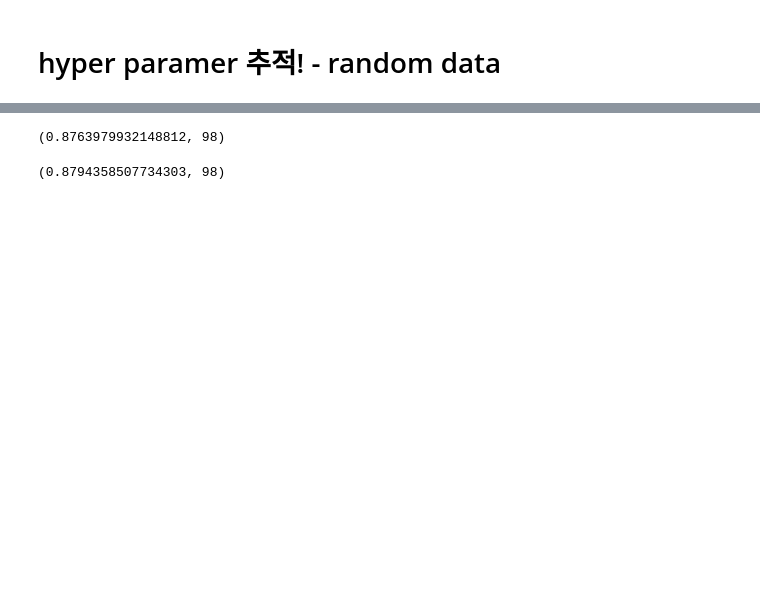
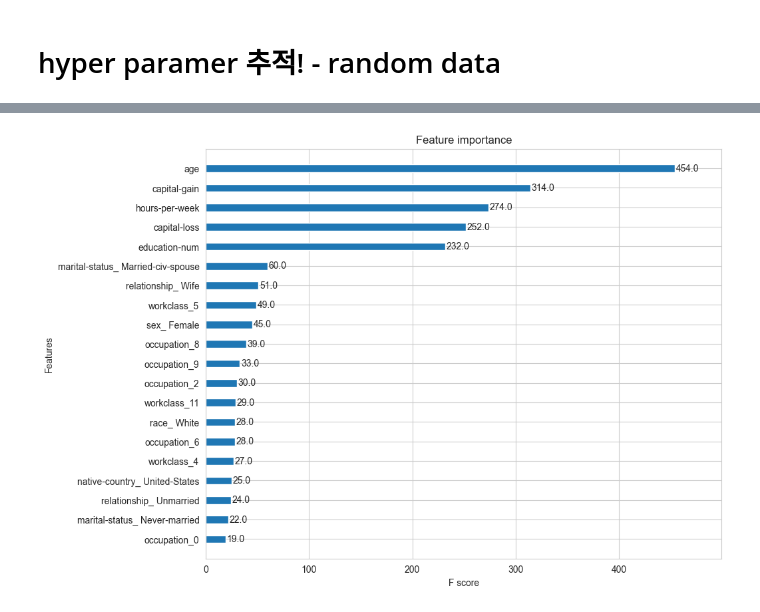
Before and after one commit to HirosiUko/kaggle_2209, a Jupyter notebook: classification220926/kaggle_train.ipynb, the cells around one changed output, grey strips where cells are left out. Drawn from its saved outputs; the diff is of its cells as text; code cells hidden in the pictures; blank space fills up the shorter version.

```diff
--- a/classification220926/kaggle_train.ipynb
+++ b/classification220926/kaggle_train.ipynb
@@ -647,10 +647,11 @@ X_train, X_test, y_train, y_test = train_test_split(X, Y, test_size= 0.25,random
 xgb_clf = xgb.XGBClassifier(
     # enable_categorical=True,
     gamma=0.25,
-    max_depth=4,
-    learning_rate=0.15,
+    max_depth=5,
+    learning_rate=0.1,
     n_estimators=100,
     tree_method='auto',
+    eval_metric='auc',
     n_jobs=-1,
     min_child_weight=1.1)
                         # learning_rate=0.6,
@@ -658,7 +659,7 @@ xgb_clf = xgb.XGBClassifier(
                         # n_jobs=-1,
                         # random_state=42)
 # xgb_clf.fit(X_train, y_train,verbose=True)
-xgb_clf.fit(X_train, y_train, early_stopping_rounds=100, eval_metric='auc', eval_set=[(X_train, y_train), (X_test, y_test)])
-xgb_roc_score = roc_auc_score(y_test, xgb_clf.predict_proba(X_test)[:,1], average='macro')
+xgb_clf.fit(X_train, y_train, eval_set=[(X_train, y_train), (X_test, y_test)])
+xgb_roc_score = roc_auc_score(y_test, xgb_clf.predict_proba(X_test)[:,1], average='micro')
 print(xgb_roc_score)
 # %% [output]
@@ -753,14 +732,9 @@ for idx in tqdm(range(0,100)):
-# %%
-best = 0
-index = 0
-for ele in score:
-    if best < ele[1]:
-        best = ele[1]
-        index = ele[0]
-best,index
-# %% [output]
-(0.8763979932148812, 98)
-# %%
-best,index
-# %% [output]
-(0.8794358507734303, 98)
+# %%
+from xgboost import plot_importance
+import matplotlib.pyplot as plt
+
+fig, ax = plt.subplots(1,1, figsize=(10,8))
+plot_importance(xgb_clf, ax=ax, max_num_features=20, height=0.4)
+plt.show()
+# %% [output]
+[figure, added]
```
Also changed, not shown: parts of 5 cells of this notebook, 1 other file.
